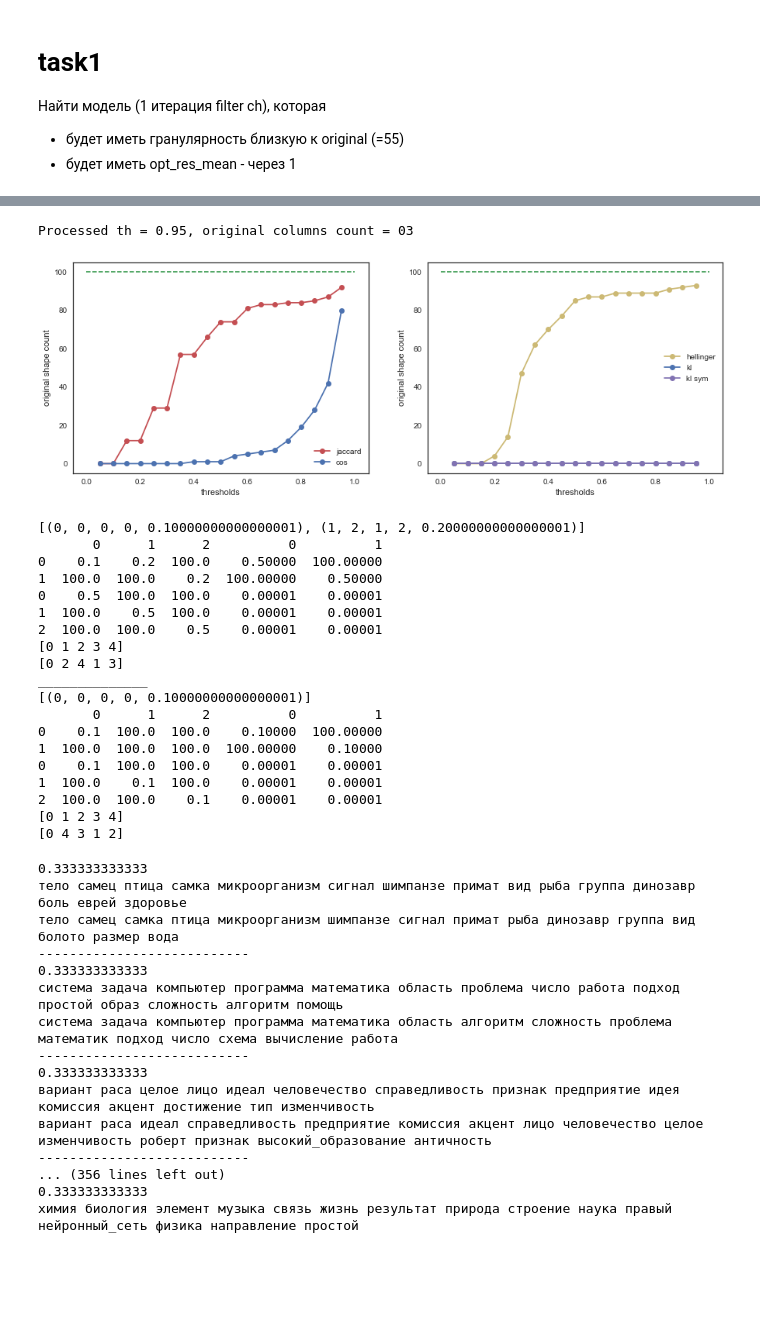
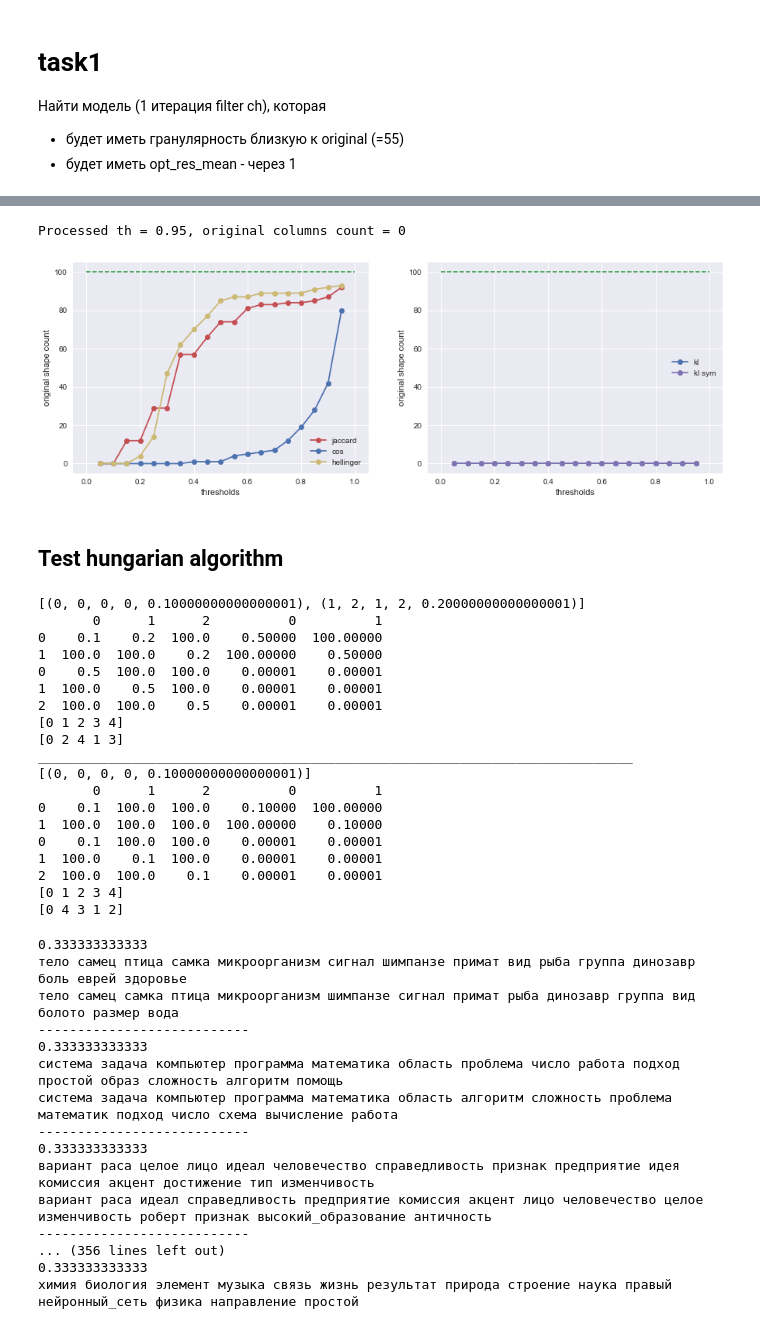
Before and after one commit to julialukash/csi_science_collections, a Jupyter notebook: notebooks_interesting/PN_tmp_one_to_one_to_original.ipynb, the cells around one changed output, grey strips where cells are left out. Cells and saved outputs as stored; diff of their text form; code cells hidden in the pictures; blank space fills up the shorter version.

Commit message:
test vs original columns

```diff
--- a/notebooks_interesting/PN_tmp_one_to_one_to_original.ipynb
+++ b/notebooks_interesting/PN_tmp_one_to_one_to_original.ipynb
@@ -331,9 +129,0 @@ def dynamic_print(data):
-# %%
-different_distances = {}
-distances = [dh.jaccard_dist, dh.cos_dist, dh.hellinger_dist, dh.kl_dist, dh.kl_sym_dist]
-for dist_fn in distances:
-    results = get_test_to_original_result(phi_convex_hull_list[idx], phi_original, dist_fn)
-    threshold_and_original_columns_count = sorted([(key, len(results[key])) for key in results.iterkeys()])
-    different_distances[dist_fn] = (threshold_and_original_columns_count, results)
-# %% [output]
-Processed th = 0.95, original columns count = 03
@@ -376,14 +130,21 @@ def plot_original_columns_count_different_distances(different_distances):
-# %%
-plot_original_columns_count_different_distances(different_distances)
-# %% [output]
-[figure, removed]
+# %%
+different_distances = tvsoch.get_test_to_original_result_different_distances(phi_convex_hull_list[idx], phi_original)
+# %% [output]
+Processed th = 0.95, original columns count = 0
+# %%
+%matplotlib inline
+tvsoch.plot_original_columns_count_different_distances(different_distances, n_original_columns_count=100)
+# %% [output]
+[figure, added]
+# %% [markdown]
+## Test hungarian algorithm
 # %%
 test_mat = pd.DataFrame([[0.1, 0.2, 0.8], [0.8, 0.7, 0.2]])
-res = get_hungarian_alg_result(test_mat, 0.5)
+res = tvsoch.get_hungarian_alg_result(test_mat, 0.5)
 for val in res:
     print val
-print "______________"
-res = get_hungarian_alg_result(test_mat, 0.1)
+print "____________________________________________________________________________"
+res = tvsoch.get_hungarian_alg_result(test_mat, 0.1)
 for val in res:
     print val
 # %% [output]
@@ -396,7 +157,7 @@ for val in res:
 2  100.0  100.0    0.5    0.00001    0.00001
 [0 1 2 3 4]
 [0 2 4 1 3]
-______________
+____________________________________________________________________________
 [(0, 0, 0, 0, 0.10000000000000001)]
        0      1      2          0          1
 0    0.1  100.0  100.0    0.10000  100.00000
```
Also changed, not shown: parts of 16 cells of this notebook, 3 other files.
